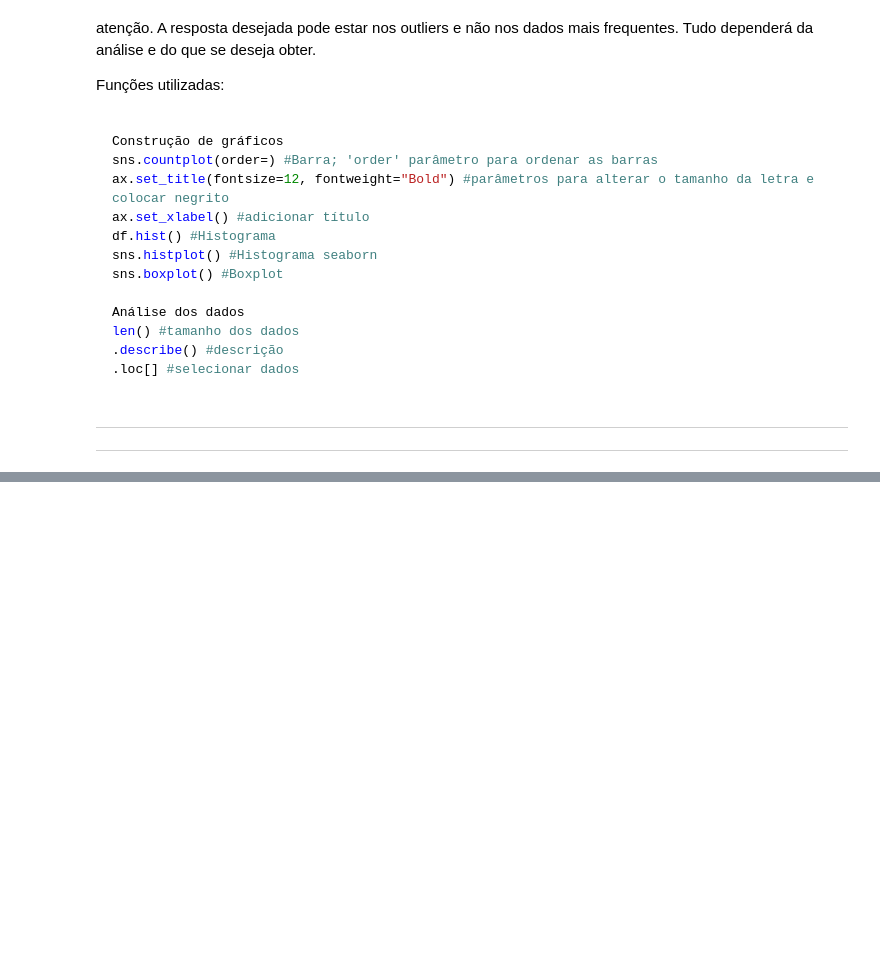
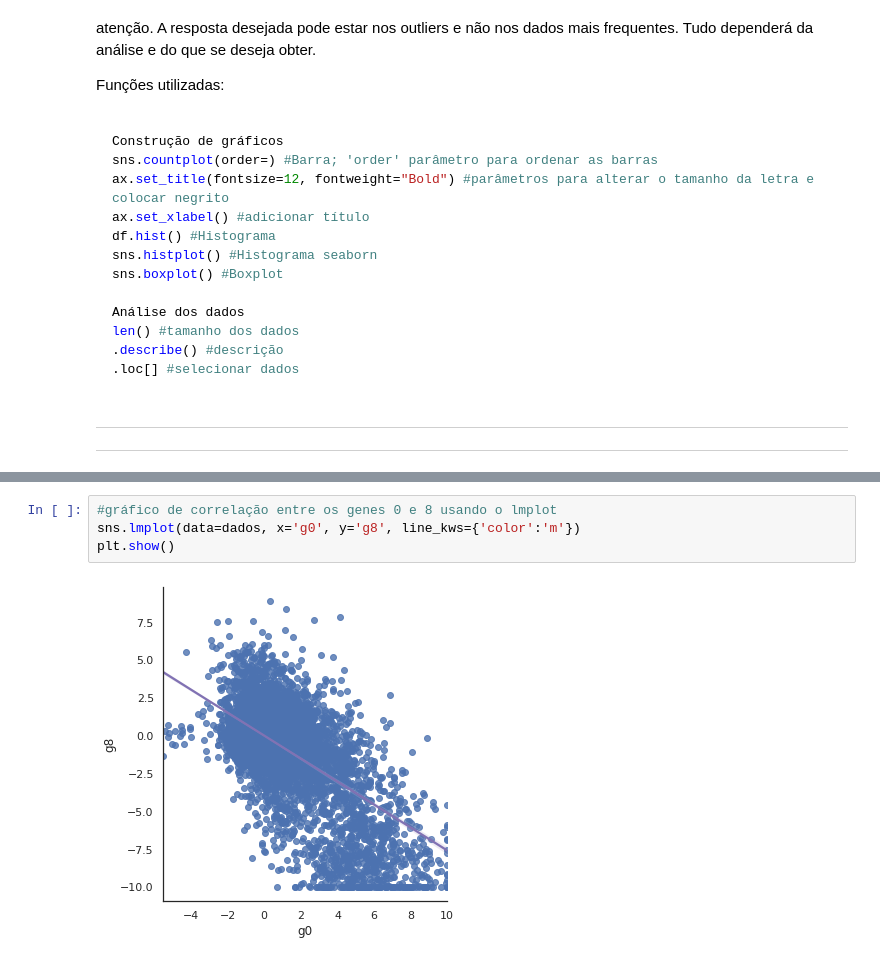
Before and after one commit to CarolineOlive/Imersao-Dados-2021, a Jupyter notebook: Imersao_dados_3_2021.ipynb, the cells around one changed output, grey strips where cells are left out. Drawn from its saved outputs; the diff is of its cells as text; blank space fills up the shorter version.

```diff
--- a/Imersao_dados_3_2021.ipynb
+++ b/Imersao_dados_3_2021.ipynb
@@ -669,0 +866,6 @@ len() #tamanho dos dados
+# %%
+#gráfico de correlação entre os genes 0 e 8 usando o lmplot
+sns.lmplot(data=dados, x='g0', y='g8', line_kws={'color':'m'})
+plt.show()
+# %% [output]
+[figure, added]
```
Also changed, not shown: parts of 47 cells of this notebook.
